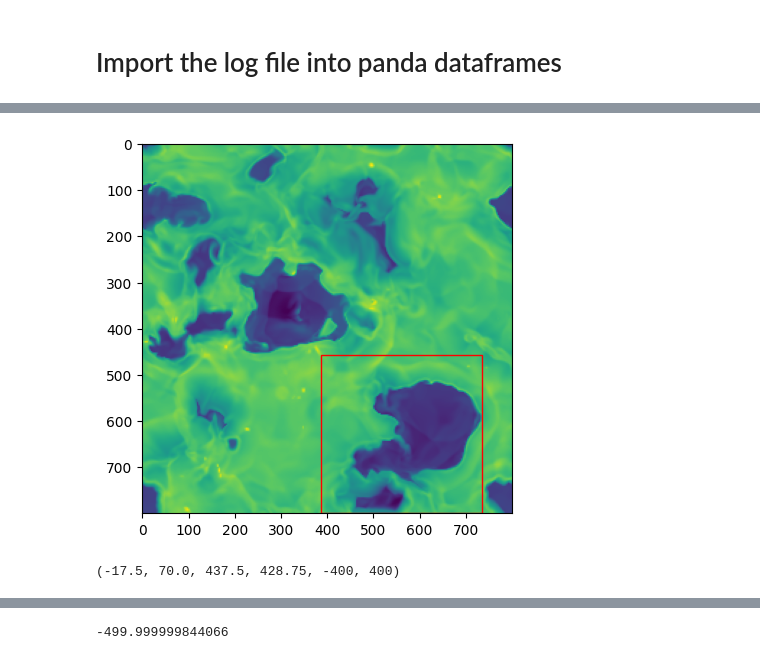
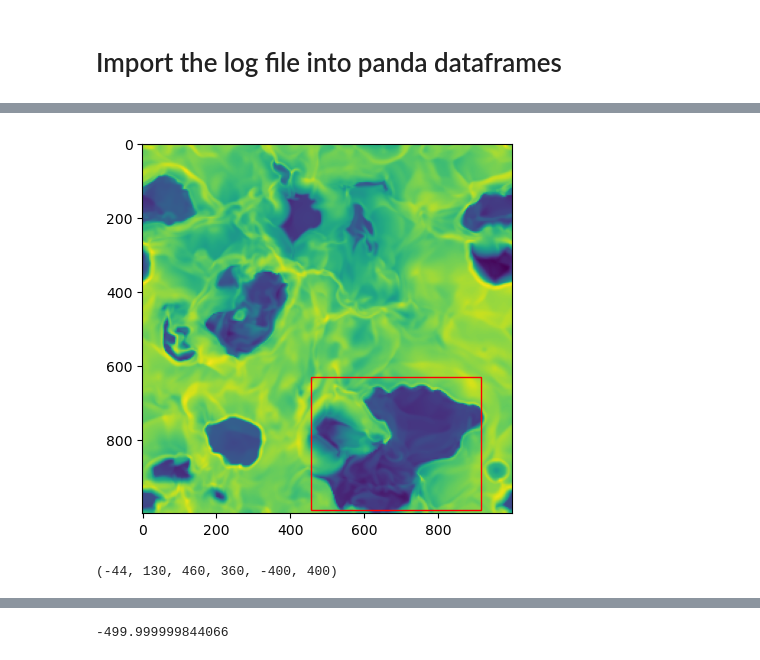
Before and after one commit to Joycelyn-Chen/Astro-Phase-Diagram, a Jupyter notebook: Scripts/tracing_SN_events.ipynb, the cells around one changed output, grey strips where cells are left out. Saved outputs shown, nothing was run; the diff lists cells and outputs as text; code cells hidden in the pictures.

```diff
--- a/Scripts/tracing_SN_events.ipynb
+++ b/Scripts/tracing_SN_events.ipynb
@@ -25,12 +25,12 @@ import cv2 as cv
 # # high: 502 646 216 153
 # %%
 # CV lab
-datadir = "/home/joy0921/Desktop/2023S/Dataset/200_360/finer_time_200_360_original"
+# datadir = "/home/joy0921/Desktop/2023S/Dataset/200_360/finer_time_200_360_original"
 
 # Compute2
-# datadir = '/home/joy0921/Desktop/Dataset/200_210/raw_data'
+datadir = '/home/joy0921/Desktop/Dataset/200_210/raw_data'
 
-filename = "sn34_smd132_bx5_pe300_hdf5_plt_cnt_0200"
+filename = "sn34_smd132_bx5_pe300_hdf5_plt_cnt_0201"
 
 ds = yt.load(os.path.join(datadir, filename))
 # %% [output]
@@ -47,6 +47,6 @@ arb_center = ds.arr(center,'code_length')
 left_edge = arb_center - ds.quan(500,'pc')
 right_edge = arb_center + ds.quan(500,'pc')
 
-obj = ds.arbitrary_grid(left_edge, right_edge, dims=[800,800,800])
+obj = ds.arbitrary_grid(left_edge, right_edge, dims=[1000,1000,1000])
 print(obj["flash", "dens"].shape)
 # %% [output]
@@ -153,38 +155,39 @@ all_data['posz_pc'] = cm2pc(all_data['posz'])
 all_data.sort_values(by='time_Myr', inplace=True)
 # %%
 # convert the cube range to pc
-low_x0, low_y0, low_w, low_h, bottom_z, top_z = 386,456, 350, 343, -400, 400
+low_x0, low_y0, low_w, low_h, bottom_z, top_z = 456,630, 460, 360, -400, 400
 
 
 # Visualize the selected region on image
 # plt.imshow(np.log10(obj["flash", "dens"][:,:,300].T[::-1]))
 # plt.colorbar()
 
 # Create figure and axes
 fig, ax = plt.subplots(1)
 
 # Display the image
 ax.imshow(np.log10(obj["flash", "dens"][:,:,300].T[::-1]))
 
 # Create a Rectangle patch
 rect = patches.Rectangle((low_x0, low_y0), low_w, low_h, linewidth=1,
                          edgecolor='r', facecolor="none")
 
 # Add the patch to the Axes
 ax.add_patch(rect)
 plt.show()
 
 # plt.savefig("density.png")
 
 
 
-low_x0, low_y0, low_w, low_h = pixel2pc(low_x0) - 500, pixel2pc(low_y0) - 500, pixel2pc(low_w), pixel2pc(low_h)
+# low_x0, low_y0, low_w, low_h = pixel2pc(low_x0) - 500, pixel2pc(low_y0) - 500, pixel2pc(low_w), pixel2pc(low_h)
+low_x0, low_y0 = low_x0 - 500, low_y0 - 500
 # %% [output]
-[figure, old version]
+[figure, new version]
 # %%
 low_x0, low_y0, low_w, low_h, bottom_z, top_z
 # %% [output]
-(-17.5, 70.0, 437.5, 428.75, -400, 400)
+(-44, 130, 460, 360, -400, 400)
 # %%
 start_yr = 200
 end_yr = 202
```
Also changed, not shown: parts of 11 cells of this notebook.
